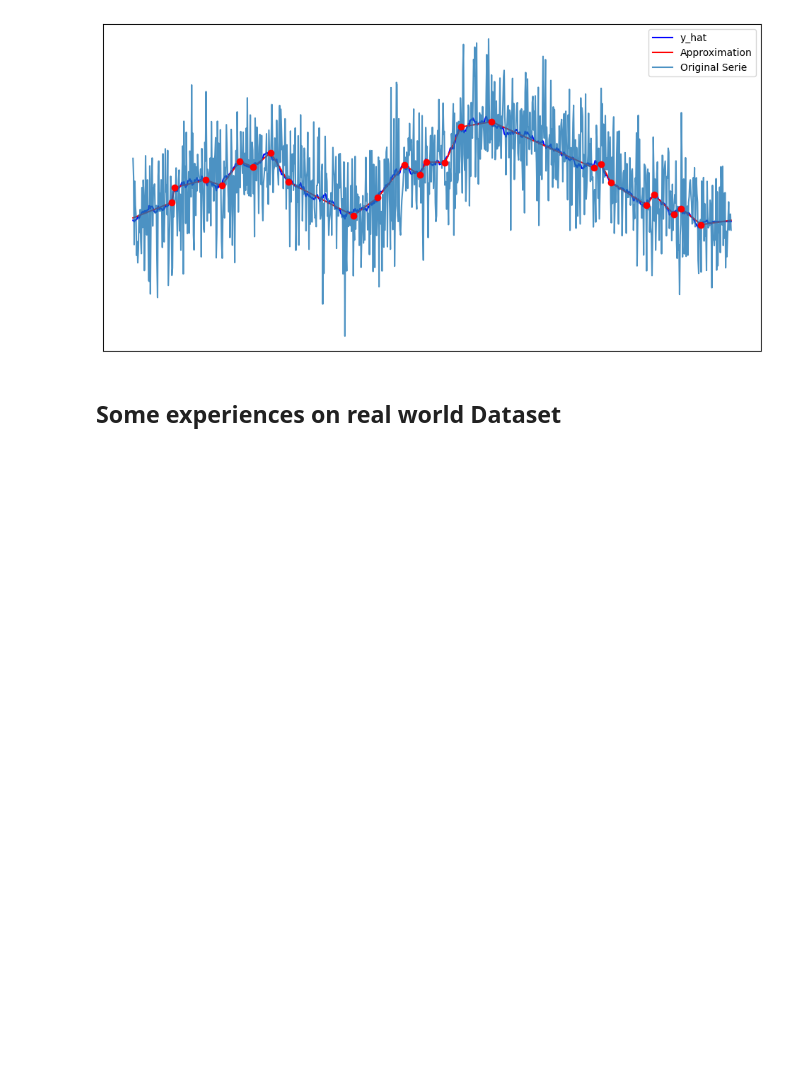
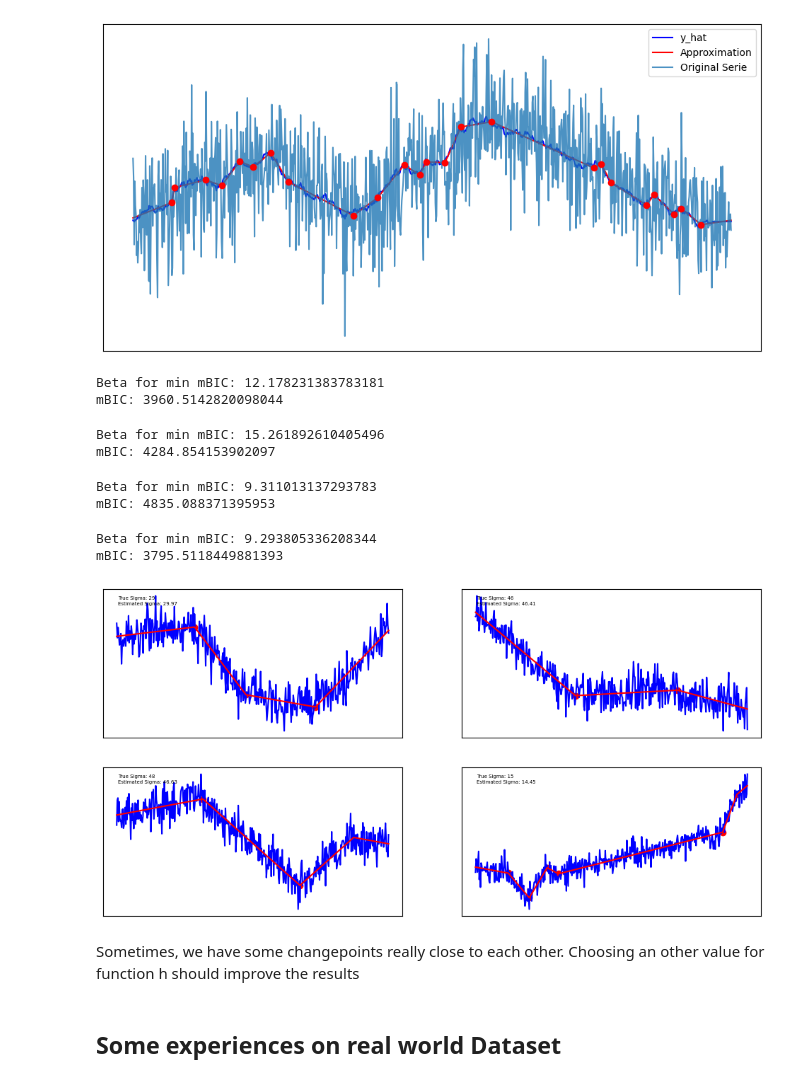
Before and after one commit to QMoayedpour/CPD_MVA, a Jupyter notebook: ntbk/main.ipynb, the cells around one changed output. Cells and saved outputs as stored; diff of their text form; code cells hidden in the pictures; blank space fills up the shorter version.

```diff
--- a/ntbk/main.ipynb
+++ b/ntbk/main.ipynb
@@ -200,6 +200,45 @@ detector.compute_max_criterion(beta_range=np.linspace(0.5, 200, 39), log_n=True,
 Beta for min BIC: 6.998646795810848
 BIC: 6721.775370131302
 [figure]
+# %%
+
+fig, axs = plt.subplots(2, 2, figsize=(12, 6))
+
+h = LogCost(0.2)
+dict_ = {0: (0,0), 1: (0,1), 2: (1,0), 3: (1,1)}
+
+for i in range(4):
+    true_sigma = np.random.randint(10, 50)
+    T = np.random.randint(300, 500)
+    y = generate_process(T=T, k=5, sigma=true_sigma, scale=5)
+    sigma = median_abs_deviation(np.diff(y))
+    detector = CPOP(y, sigma=sigma, h=h)
+    detector.compute_max_criterion(beta_range=np.linspace(0.5, 20, 39), log_n=True,
+                                   upd_sigma=True, reset_sigma=False, criterion="mBIC", noticks=True, verbose=False)
+
+    axs[dict_[i][0], dict_[i][1]].plot( detector.y, color='blue')
+    axs[dict_[i][0], dict_[i][1]].plot(detector.approx, c="r")
+    axs[dict_[i][0], dict_[i][1]].scatter(np.arange(0, len(detector.y))[detector.ckpts[1:-1]], detector.approx[detector.ckpts[1:-1]],c="r")
+    axs[dict_[i][0], dict_[i][1]].set_xticks([])
+    axs[dict_[i][0], dict_[i][1]].set_yticks([])
+    axs[dict_[i][0], dict_[i][1]].text(0.05, 0.95,
+            f"True Sigma: {true_sigma}\nEstimated Sigma: {detector.sigma:.2f}",
+            transform=axs[dict_[i][0], dict_[i][1]].transAxes,  # Coordonnées relatives à l'axe
+            fontsize=5,
+            color="black",
+            ha="left", va="top")
+# %% [output]
+Beta for min mBIC: 12.178231383783181
+mBIC: 3960.5142820098044
+Beta for min mBIC: 15.261892610405496
+mBIC: 4284.854153902097
+Beta for min mBIC: 9.311013137293783
+mBIC: 4835.088371395953
+Beta for min mBIC: 9.293805336208344
+mBIC: 3795.5118449881393
+[figure, added]
+# %% [markdown]
+Sometimes, we have some changepoints really close to each other. Choosing an other value for function h should improve the results
 # %% [markdown]
 ## Some experiences on real world Dataset
 # %% [markdown]
```
Also changed, not shown: parts of 10 cells of this notebook, 1 other file.
